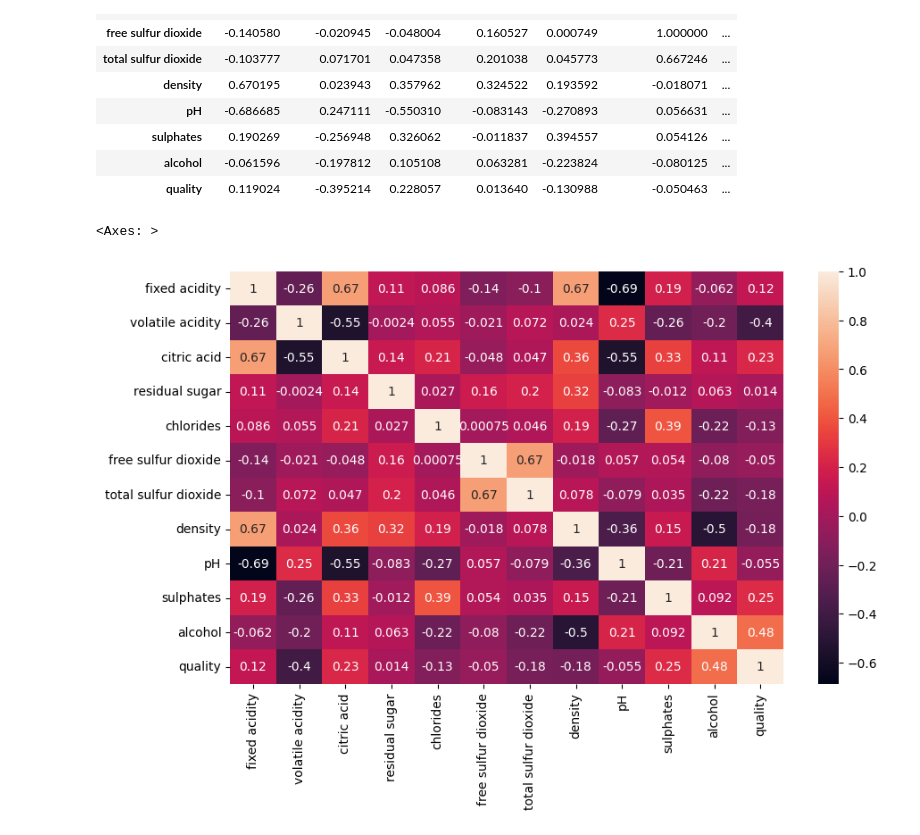
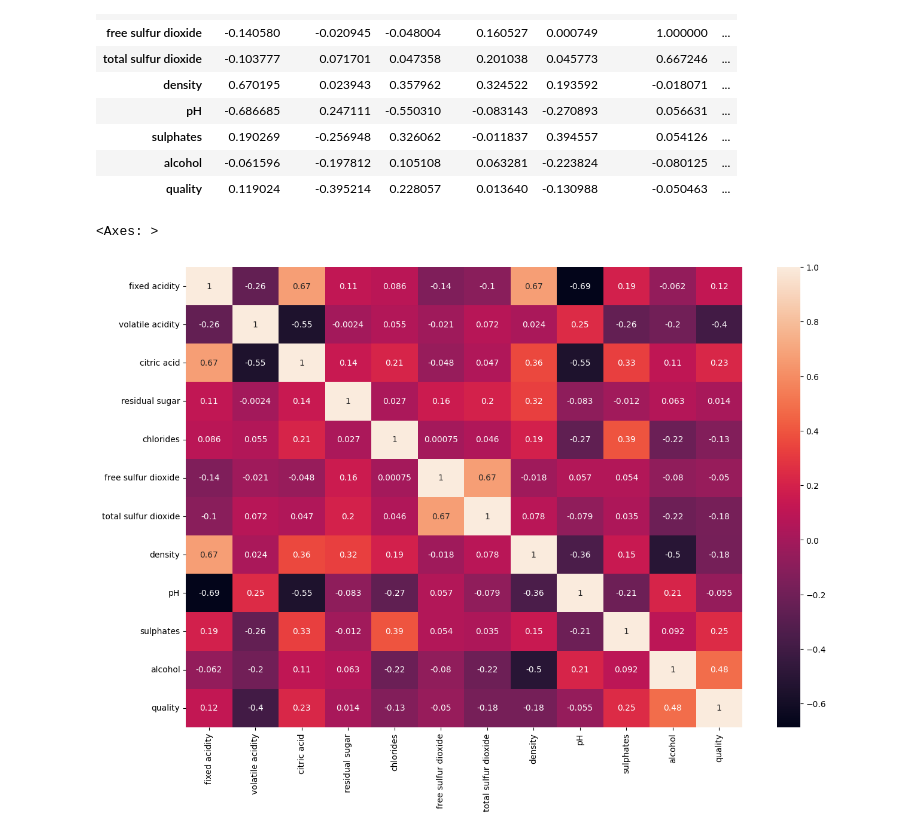
Before and after one commit to VishalRathod21/Exploratory-Data-Analysis-EDA-, a Jupyter notebook: RedWine.ipynb, the cells around one changed output. Cells and saved outputs as stored; diff of their text form; code cells hidden in the pictures.

```diff
--- a/RedWine.ipynb
+++ b/RedWine.ipynb
@@ -145,9 +145,10 @@ df.corr()
 | alcohol | -0.061596 | -0.197812 | 0.105108 | 0.063281 | -0.223824 | -0.080125 | ... |
 | quality | 0.119024 | -0.395214 | 0.228057 | 0.013640 | -0.130988 | -0.050463 | ... |
 # %%
+import seaborn as sns
 import matplotlib.pyplot as plt
-plt.figure(figsize=(10,6))
+plt.figure(figsize=(15,10))
 sns.heatmap(df.corr(), annot=True)
 # %% [output]
 <Axes: >
-[figure, old version]
+[figure, new version]
```
Also changed, not shown: parts of 8 cells of this notebook, 5 other files.
